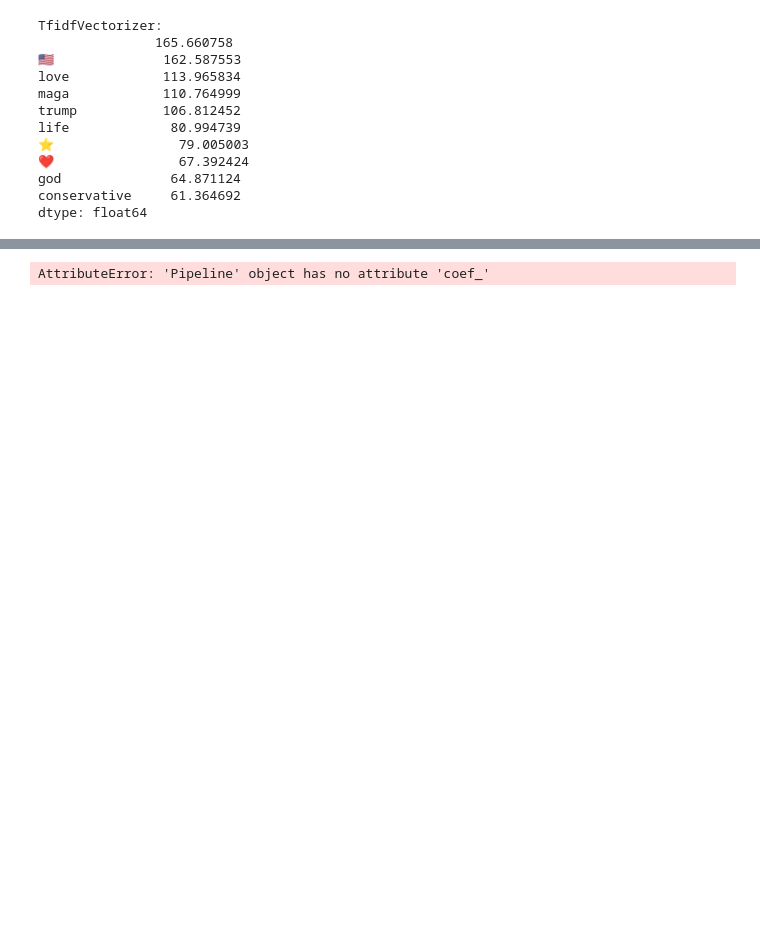
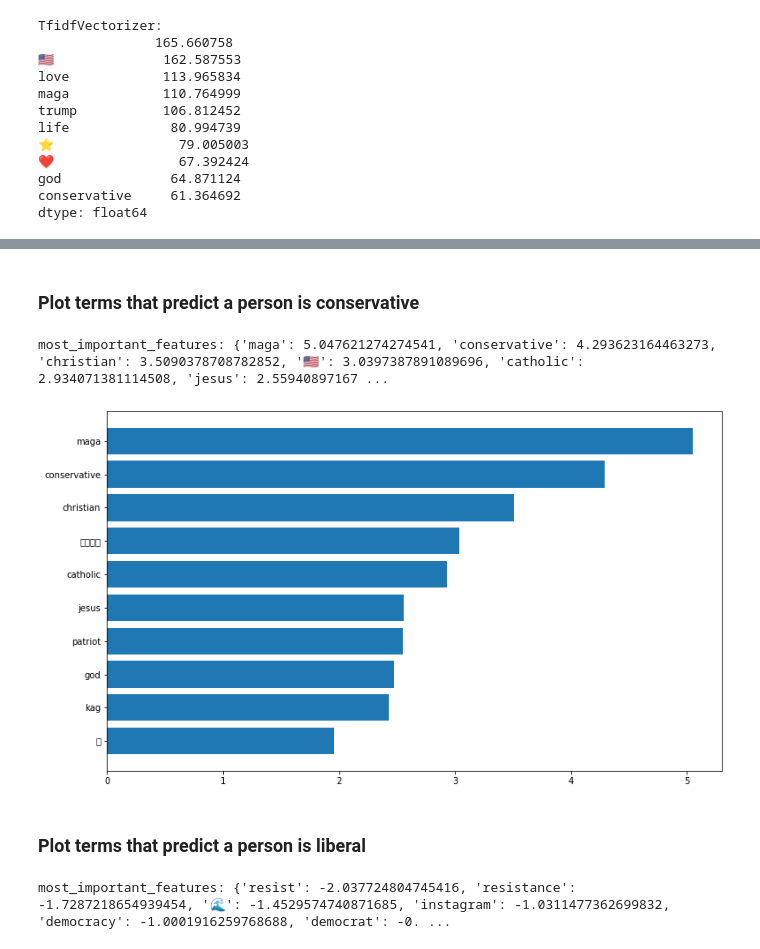
Before and after one commit to persocom01/Capstone_project, a Jupyter notebook: notebooks/04_modeling_SVC.ipynb, the cells around one changed output, grey strips where cells are left out. Drawn from its saved outputs; the diff is of its cells as text; code cells hidden in the pictures; blank space fills up the shorter version.

```diff
--- a/notebooks/04_modeling_SVC.ipynb
+++ b/notebooks/04_modeling_SVC.ipynb
@@ -116,4 +127,20 @@ gs.cv_results_
+# %%
+sebas = ple.Sebastian()
+# %% [markdown]
+### Plot terms that predict a person is conservative
 # %%
-print('most_important_features:', sebas.get_features(X_train, gs.best_estimator_.coef_.ravel()))
+print('most_important_features:', sebas.get_features(X_train, svc.coef_.ravel(), order='dsc'))
+print()
 # %% [output]
-AttributeError: 'Pipeline' object has no attribute 'coef_'
+most_important_features: {'maga': 5.047621274274541, 'conservative': 4.293623164463273, 'christian': 3.5090378708782852, '🇺🇸': 3.0397387891089696, 'catholic': 2.934071381114508, 'jesus': 2.55940897167 ...
+# %%
+sebas.plot_importances()
+# %% [output]
+[figure, added]
+# %% [markdown]
+### Plot terms that predict a person is liberal
+# %%
+print('most_important_features:', sebas.get_features(X_train, svc.coef_.ravel(), order='asc'))
+print()
+# %% [output]
+most_important_features: {'resist': -2.037724804745416, 'resistance': -1.7287218654939454, '🌊': -1.4529574740871685, 'instagram': -1.0311477362699832, 'democracy': -1.0001916259768688, 'democrat': -0. ...
```
Also changed, not shown: parts of 25 cells of this notebook, 3 other files.
